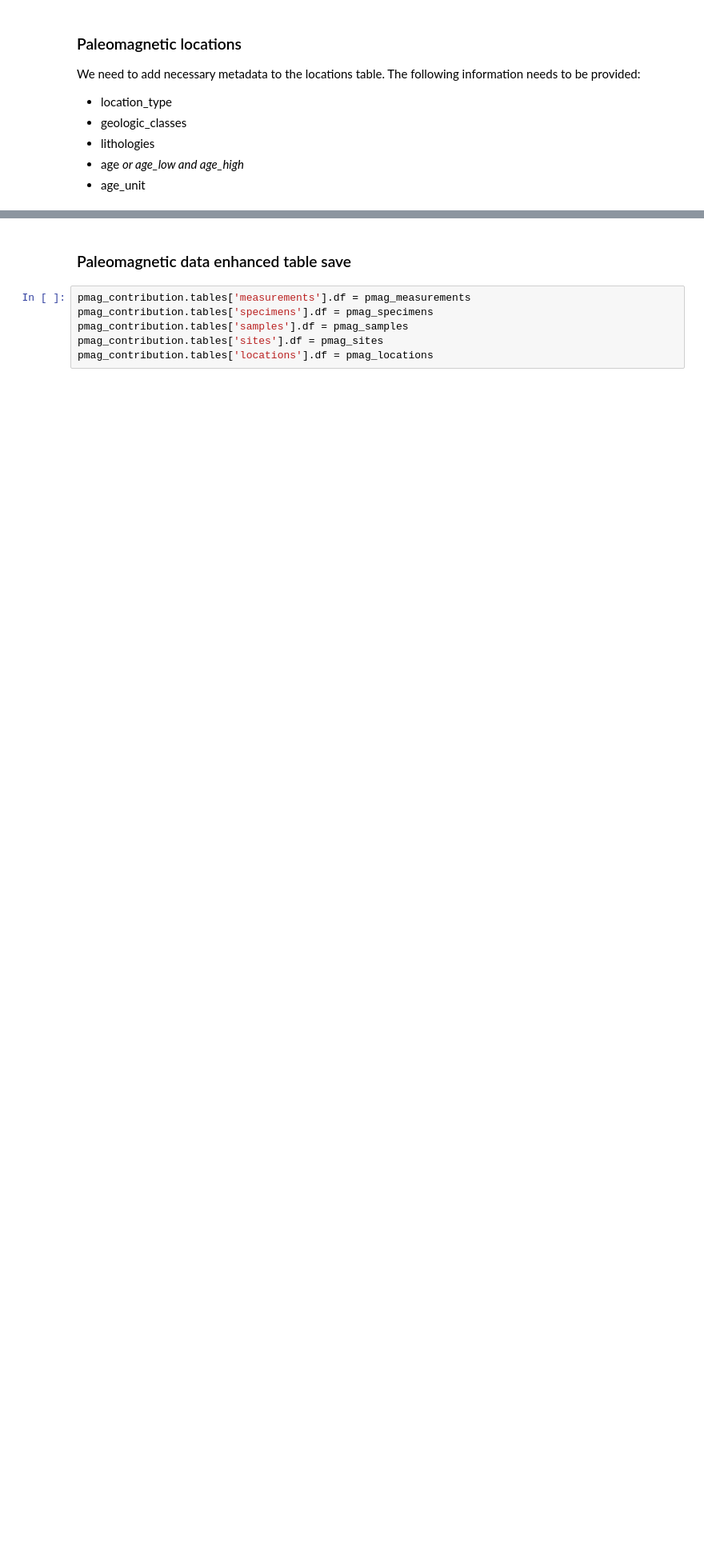
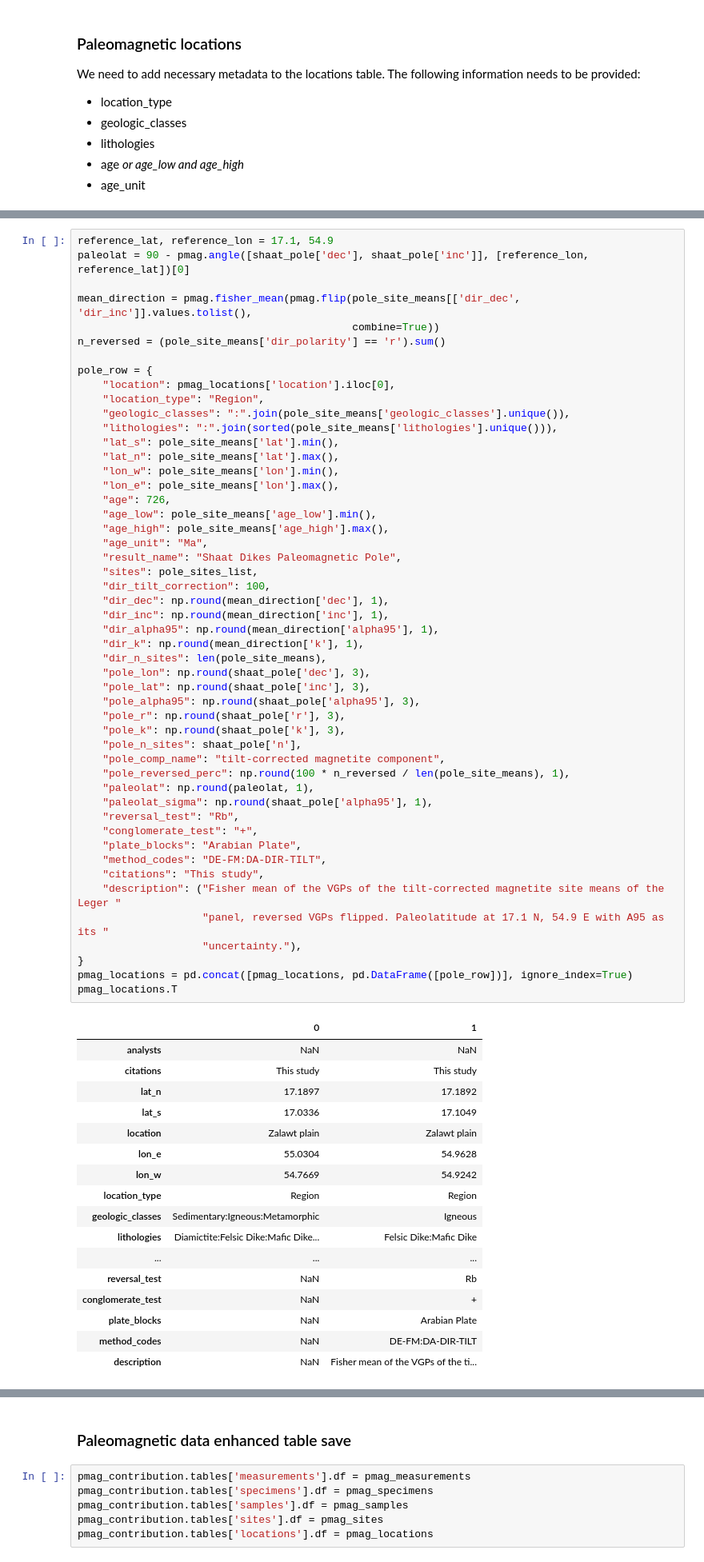
Before and after one commit to Swanson-Hysell-Group/2025_Oman_Paleogeography, a Jupyter notebook: code/MagIC_contribution.ipynb, the cells around one changed output, grey strips where cells are left out. Shown at 80% size. Cells and saved outputs as stored; diff of their text form; blank space fills up the shorter version.

```diff
--- a/code/MagIC_contribution.ipynb
+++ b/code/MagIC_contribution.ipynb
@@ -165,0 +347,68 @@ pmag_locations
+# %%
+reference_lat, reference_lon = 17.1, 54.9
+paleolat = 90 - pmag.angle([shaat_pole['dec'], shaat_pole['inc']], [reference_lon, reference_lat])[0]
+
+mean_direction = pmag.fisher_mean(pmag.flip(pole_site_means[['dir_dec', 'dir_inc']].values.tolist(),
+                                            combine=True))
+n_reversed = (pole_site_means['dir_polarity'] == 'r').sum()
+
+pole_row = {
+    "location": pmag_locations['location'].iloc[0],
+    "location_type": "Region",
+    "geologic_classes": ":".join(pole_site_means['geologic_classes'].unique()),
+    "lithologies": ":".join(sorted(pole_site_means['lithologies'].unique())),
+    "lat_s": pole_site_means['lat'].min(),
+    "lat_n": pole_site_means['lat'].max(),
+    "lon_w": pole_site_means['lon'].min(),
+    "lon_e": pole_site_means['lon'].max(),
+    "age": 726,
+    "age_low": pole_site_means['age_low'].min(),
+    "age_high": pole_site_means['age_high'].max(),
+    "age_unit": "Ma",
+    "result_name": "Shaat Dikes Paleomagnetic Pole",
+    "sites": pole_sites_list,
+    "dir_tilt_correction": 100,
+    "dir_dec": np.round(mean_direction['dec'], 1),
+    "dir_inc": np.round(mean_direction['inc'], 1),
+    "dir_alpha95": np.round(mean_direction['alpha95'], 1),
+    "dir_k": np.round(mean_direction['k'], 1),
+    "dir_n_sites": len(pole_site_means),
+    "pole_lon": np.round(shaat_pole['dec'], 3),
+    "pole_lat": np.round(shaat_pole['inc'], 3),
+    "pole_alpha95": np.round(shaat_pole['alpha95'], 3),
+    "pole_r": np.round(shaat_pole['r'], 3),
+    "pole_k": np.round(shaat_pole['k'], 3),
+    "pole_n_sites": shaat_pole['n'],
+    "pole_comp_name": "tilt-corrected magnetite component",
+    "pole_reversed_perc": np.round(100 * n_reversed / len(pole_site_means), 1),
+    "paleolat": np.round(paleolat, 1),
+    "paleolat_sigma": np.round(shaat_pole['alpha95'], 1),
+    "reversal_test": "Rb",
+    "conglomerate_test": "+",
+    "plate_blocks": "Arabian Plate",
+    "method_codes": "DE-FM:DA-DIR-TILT",
+    "citations": "This study",
+    "description": ("Fisher mean of the VGPs of the tilt-corrected magnetite site means of the Leger "
+                    "panel, reversed VGPs flipped. Paleolatitude at 17.1 N, 54.9 E with A95 as its "
+                    "uncertainty."),
+}
+pmag_locations = pd.concat([pmag_locations, pd.DataFrame([pole_row])], ignore_index=True)
+pmag_locations.T
+# %% [output]
+|  | 0 | 1 |
+| analysts | NaN | NaN |
+| citations | This study | This study |
+| lat_n | 17.1897 | 17.1892 |
+| lat_s | 17.0336 | 17.1049 |
+| location | Zalawt plain | Zalawt plain |
+| lon_e | 55.0304 | 54.9628 |
+| lon_w | 54.7669 | 54.9242 |
+| location_type | Region | Region |
+| geologic_classes | Sedimentary:Igneous:Metamorphic | Igneous |
+| lithologies | Diamictite:Felsic Dike:Mafic Dike... | Felsic Dike:Mafic Dike |
+| ... | ... | ... |
+| reversal_test | NaN | Rb |
+| conglomerate_test | NaN | + |
+| plate_blocks | NaN | Arabian Plate |
+| method_codes | NaN | DE-FM:DA-DIR-TILT |
+| description | NaN | Fisher mean of the VGPs of the ti... |
```
Also changed, not shown: parts of 37 cells of this notebook, 15 other files.
